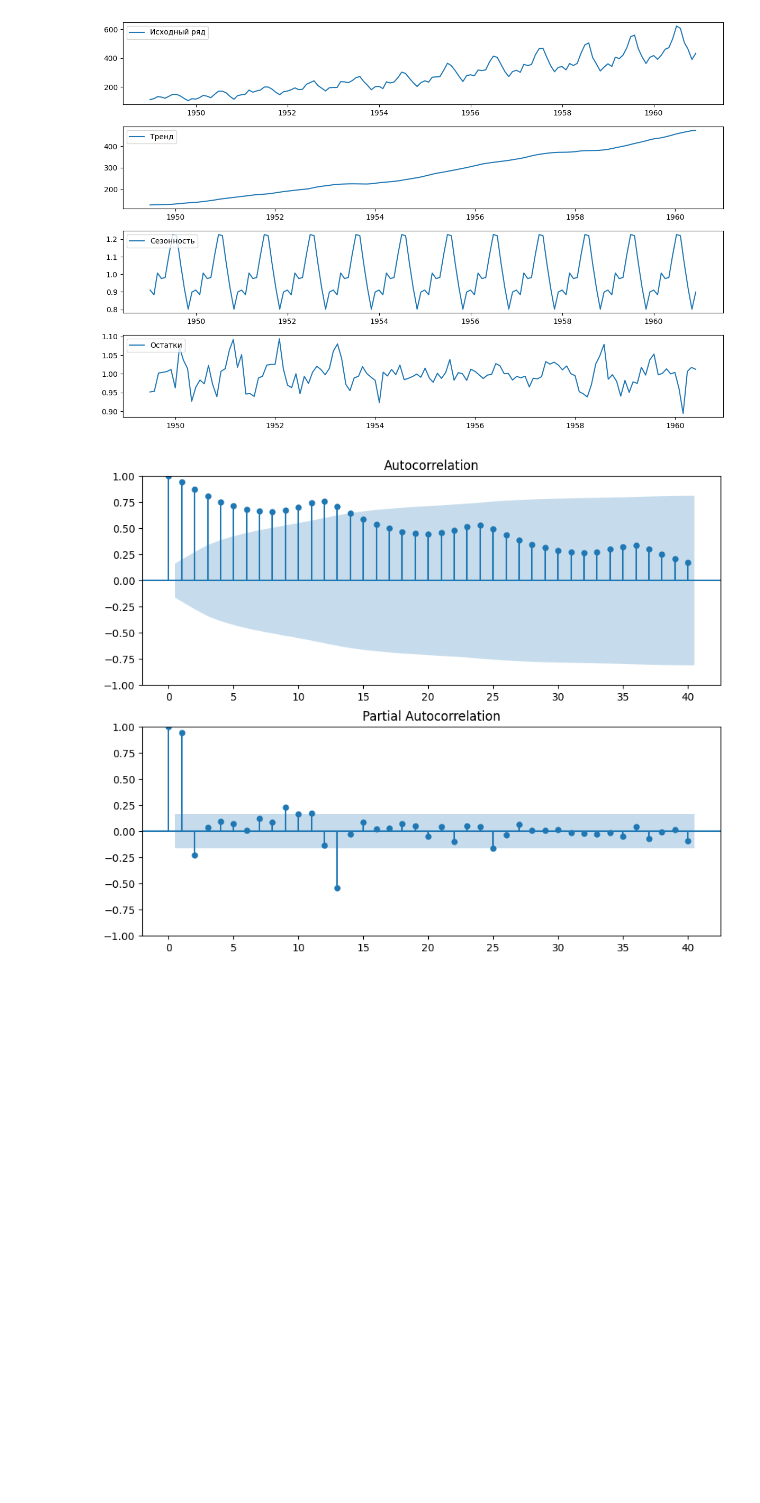
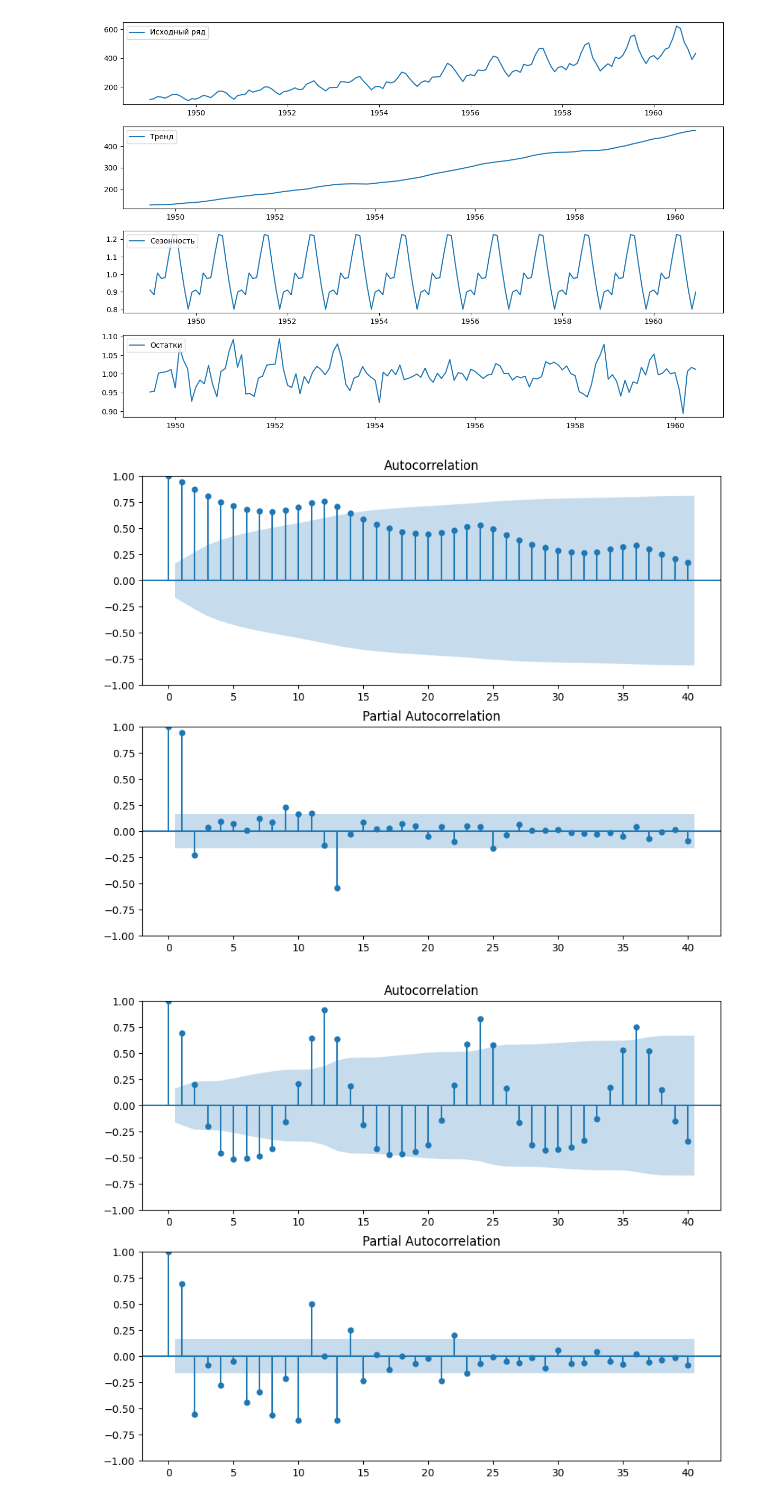
Before and after one commit to romanroff/ITMO_subjects, a Jupyter notebook: Math Forecasting/lab3/main.ipynb, the cells around one changed output. Cells and saved outputs as stored; diff of their text form; code cells hidden in the pictures; blank space fills up the shorter version.

```diff
--- a/Math Forecasting/lab3/main.ipynb
+++ b/Math Forecasting/lab3/main.ipynb
@@ -49,11 +52,17 @@ plt.show()
 # %%
 # ACF и PACF
 fig, ax = plt.subplots(2, 1, figsize=(10, 8))
-plot_acf(data['Passengers'], lags=40, ax=ax[0])
-plot_pacf(data['Passengers'], lags=40, ax=ax[1])
+plot_acf(decomposition.observed, lags=40, ax=ax[0])
+plot_pacf(decomposition.observed, lags=40, ax=ax[1])
 plt.show()
+
+fig, ax = plt.subplots(2, 1, figsize=(10, 8))
+plot_acf(decomposition.seasonal, lags=40, ax=ax[0])
+plot_pacf(decomposition.seasonal, lags=40, ax=ax[1])
+plt.show()
 # %% [output]
 [figure]
+[figure, added]
 # %%
 # Разделение данных
 train = data[:'1959']
```
Also changed, not shown: parts of 8 cells of this notebook, 2 other files.
